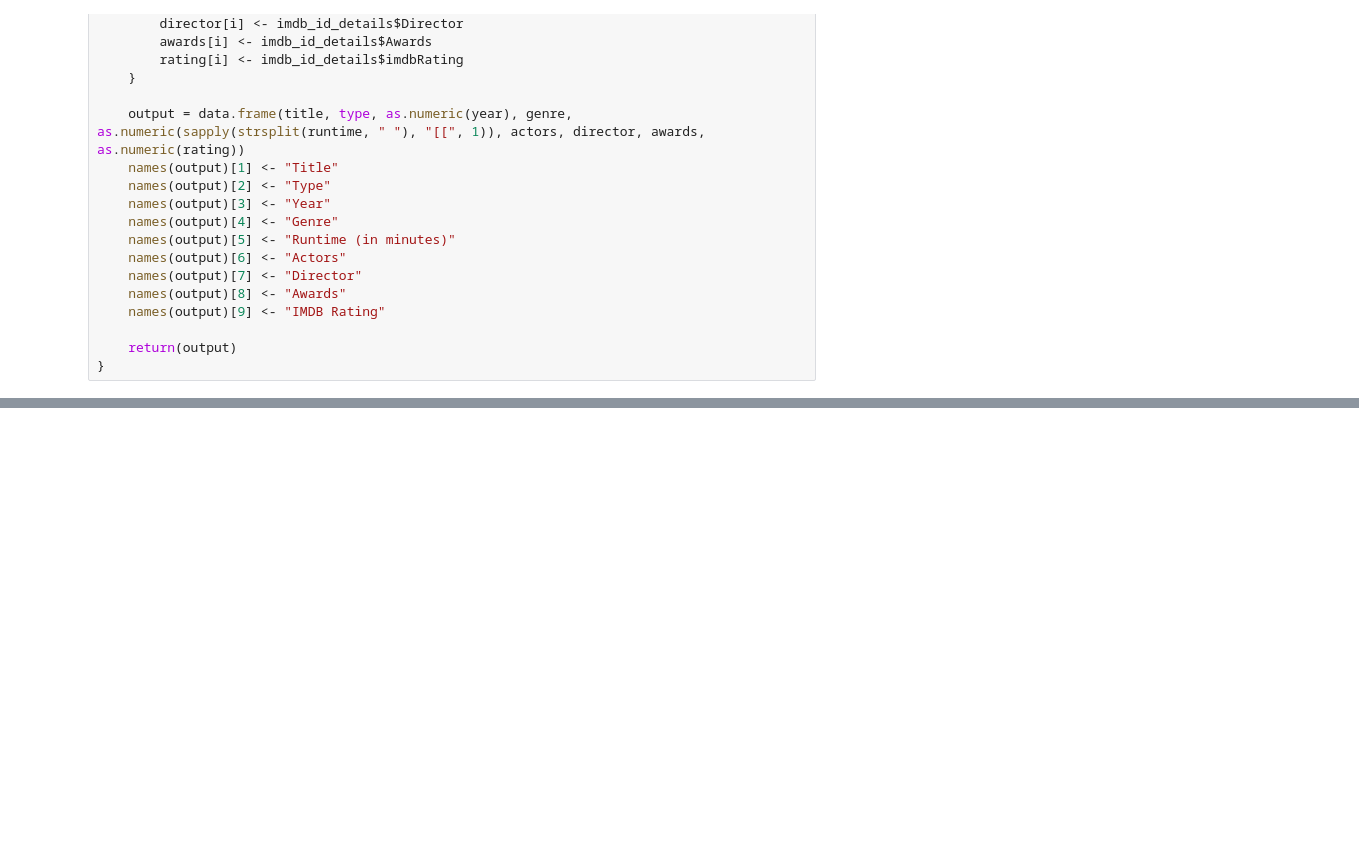
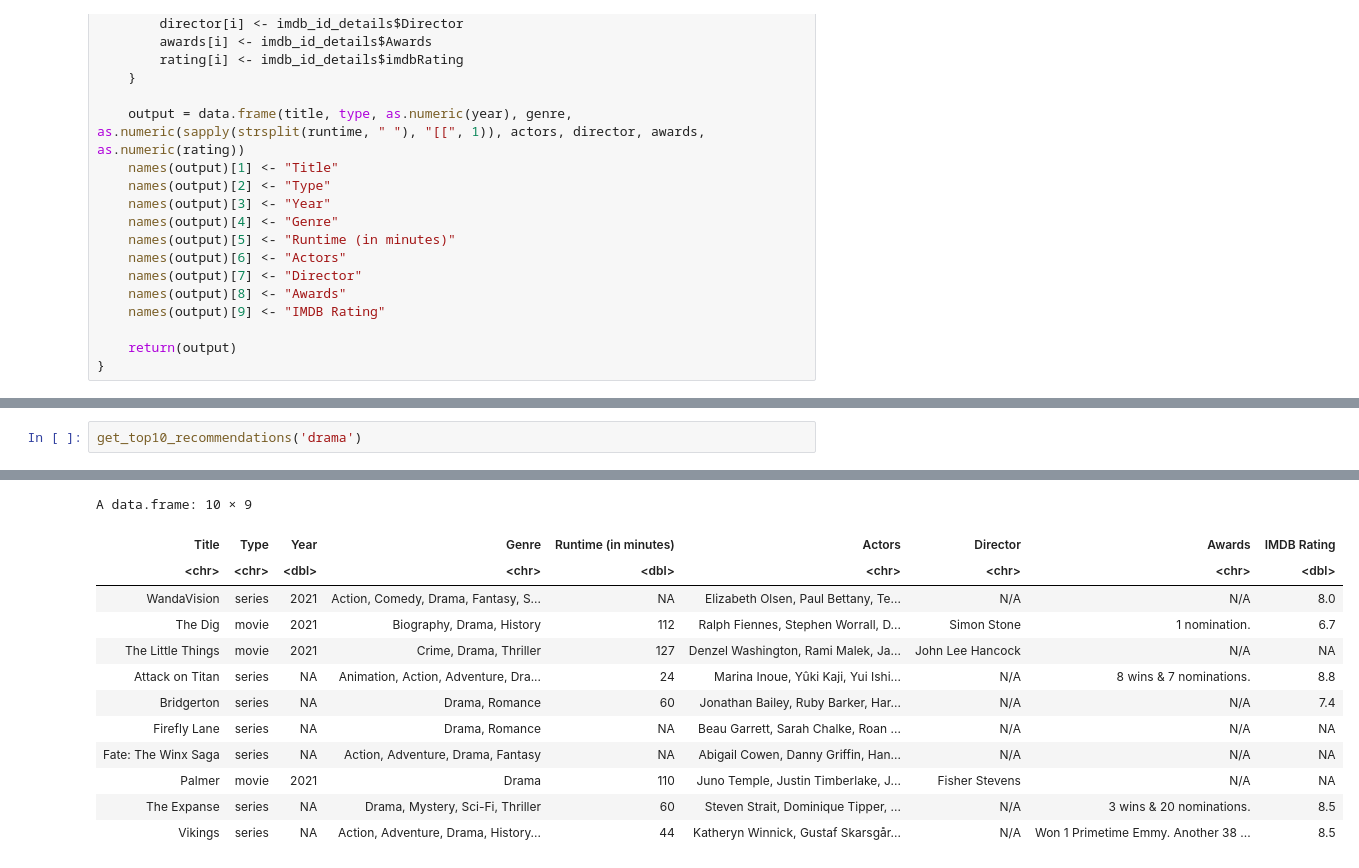
Before and after one commit to naveen-chalasani/R-vengers, a Jupyter notebook: functions-final-draft.ipynb, the cells around one changed output, grey strips where cells are left out. Cells and saved outputs as stored; diff of their text form; blank space fills up the shorter version.

```diff
--- a/functions-final-draft.ipynb
+++ b/functions-final-draft.ipynb
@@ -683,0 +767,3 @@ get_recommendations_top_10 <- function(genre = 'action'){
+# %%
+get_top10_recommendations('drama')
+# %% [output]
@@ -683,0 +776,13 @@ get_recommendations_top_10 <- function(genre = 'action'){
+A data.frame: 10 × 9
+| Title | Type | Year | Genre | Runtime (in minutes) | Actors | Director | Awards | IMDB Rating |
+| <chr> | <chr> | <dbl> | <chr> | <dbl> | <chr> | <chr> | <chr> | <dbl> |
+| WandaVision | series | 2021 | Action, Comedy, Drama, Fantasy, S... | NA | Elizabeth Olsen, Paul Bettany, Te... | N/A | N/A | 8.0 |
+| The Dig | movie | 2021 | Biography, Drama, History | 112 | Ralph Fiennes, Stephen Worrall, D... | Simon Stone | 1 nomination. | 6.7 |
+| The Little Things | movie | 2021 | Crime, Drama, Thriller | 127 | Denzel Washington, Rami Malek, Ja... | John Lee Hancock | N/A | NA |
+| Attack on Titan | series | NA | Animation, Action, Adventure, Dra... | 24 | Marina Inoue, Yûki Kaji, Yui Ishi... | N/A | 8 wins & 7 nominations. | 8.8 |
+| Bridgerton | series | NA | Drama, Romance | 60 | Jonathan Bailey, Ruby Barker, Har... | N/A | N/A | 7.4 |
+| Firefly Lane | series | NA | Drama, Romance | NA | Beau Garrett, Sarah Chalke, Roan ... | N/A | N/A | NA |
+| Fate: The Winx Saga | series | NA | Action, Adventure, Drama, Fantasy | NA | Abigail Cowen, Danny Griffin, Han... | N/A | N/A | NA |
+| Palmer | movie | 2021 | Drama | 110 | Juno Temple, Justin Timberlake, J... | Fisher Stevens | N/A | NA |
+| The Expanse | series | NA | Drama, Mystery, Sci-Fi, Thriller | 60 | Steven Strait, Dominique Tipper, ... | N/A | 3 wins & 20 nominations. | 8.5 |
+| Vikings | series | NA | Action, Adventure, Drama, History... | 44 | Katheryn Winnick, Gustaf Skarsgår... | N/A | Won 1 Primetime Emmy. Another 38 ... | 8.5 |
```
Also changed, not shown: parts of 5 cells of this notebook, 1 other file.
